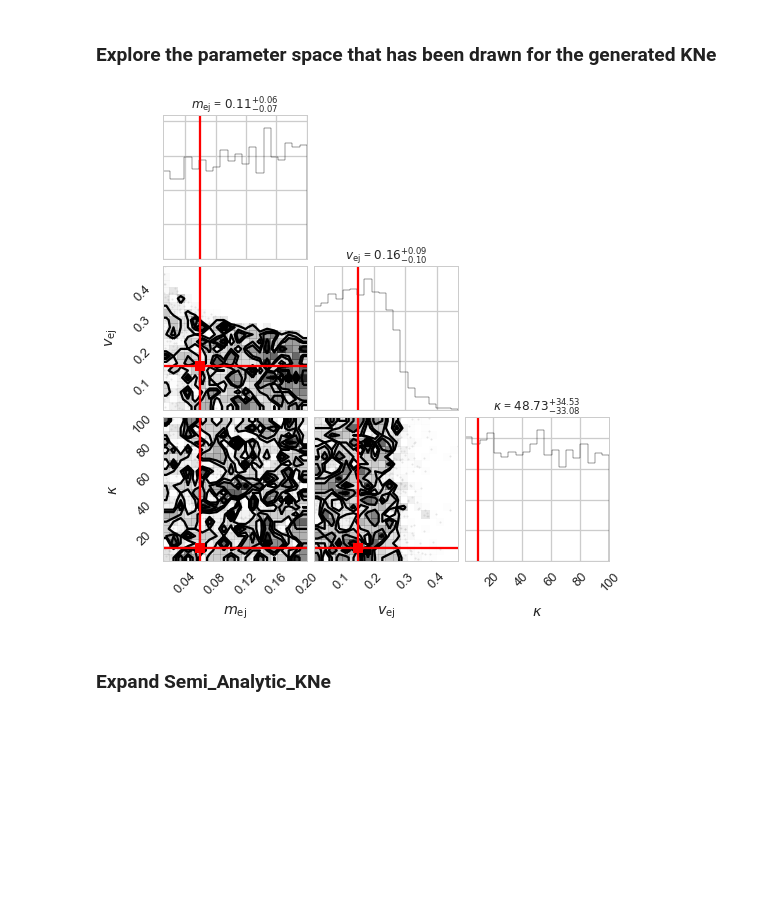
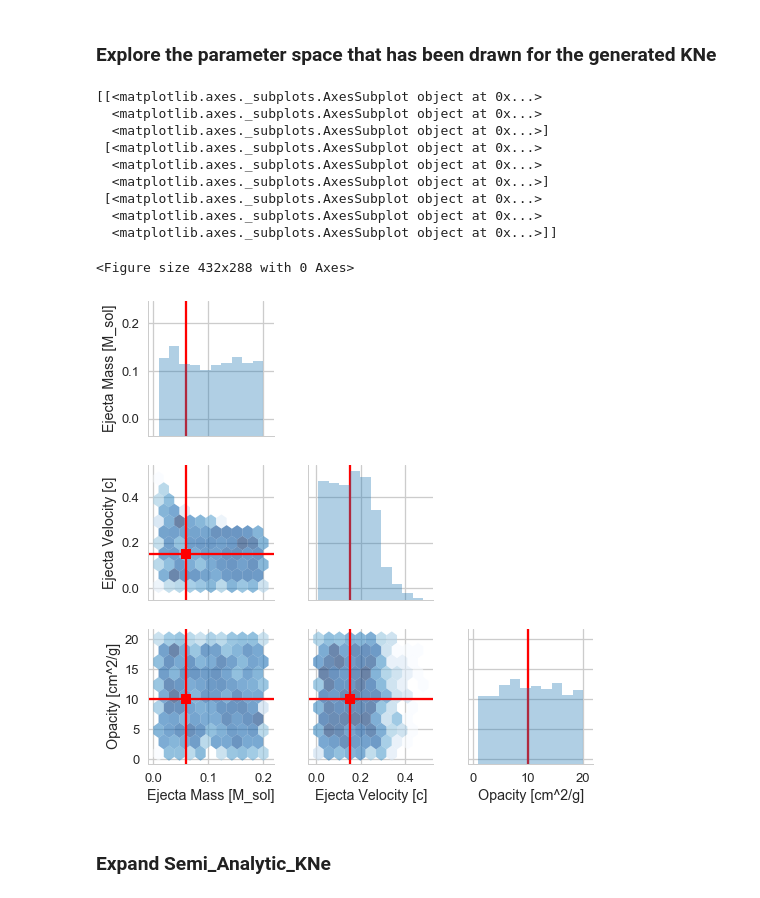
Before and after one commit to cnsetzer/astrotog, a Jupyter notebook: astrotog/Generate_KNe_Obs.ipynb, the cells around one changed output. Cells and saved outputs as stored; diff of their text form; code cells hidden in the pictures; blank space fills up the shorter version.

Commit message:
Notebook Improved Plots
Improved the plots and added save feature for plots to make for talks.

```diff
--- a/astrotog/Generate_KNe_Obs.ipynb
+++ b/astrotog/Generate_KNe_Obs.ipynb
@@ -47,6 +45,8 @@ import seaborn as sns
 # matplotlib.rc('font', **font)
 sns.set_style('whitegrid')  # I personally like this style.
 sns.set_context('talk')  # Easy to change context from `talk`, `notebook`, `poster`, `paper`. though further fine tuning is human.
+
+base_fig_save = '/Users/cnsetzer/Documents/Talks/DESC_WG_TF_Talks/Figures/'
 # %%
 # Define directory for locations of SEDS, references, throughputs
 paths = {}
@@ -58,7 +58,7 @@ paths['references'] = '/Users/cnsetzer/Documents/LSST/throughputs/references'
 db_flag = 'combined'
 # Parameter prior for generating the transient KNe distribution
 param_priors = {'zmin': 0.0, 'zmax': 0.1, 'z_bin_size': 0.02, 'rate': 1000.0,
-                'cosmology': cosmo, 'kappa_min': 1, 'kappa_max': 100,
+                'cosmology': cosmo, 'kappa_min': 1, 'kappa_max': 20,
                 'm_ej_min': 0.01, 'm_ej_max': 0.2, 'v_ej_min': 0.01,
                 'v_ej_max': 0.5}
 instrument_params = {'Instrument': 'lsst', 'FOV_rad': np.deg2rad(1.75),
@@ -156,26 +154,56 @@ d_set1 = np.hstack([p1,p2,p3])
+# %%
+d_set1 = np.hstack([p1,p2,p3])
+#make pandas
+dpanda = pd.DataFrame(d_set1,columns=['Ejecta Mass [M_sol]','Ejecta Velocity [c]','Opacity [cm^2/g]'])
 # %%
 value1 = [0.06,0.15,10]
+fig = plt.figure()
+#figure = corner.corner(d_set1,labels=[r"$m_{\mathrm{ej}}$", r"$v_{\mathrm{ej}}$", r"$\kappa$"],
+#                       show_titles=True, title_kwargs={"fontsize": 12})#,hist2d_kwargs={'plot_contours': False, 'plot_density': False})
 
-figure = corner.corner(d_set1,labels=[r"$m_{\mathrm{ej}}$", r"$v_{\mathrm{ej}}$", r"$\kappa$"],
-                       show_titles=True, title_kwargs={"fontsize": 12})
+# Try the seaborn way
+figure = sns.pairplot(dpanda,plot_kws={'alpha':0.0},diag_kws={'alpha':0.35,'zorder':1})
+figure.map_offdiag(plt.hexbin,gridsize=10,bins='log',mincnt=1,cmap='Blues',edgecolors='face',linewidths=0,alpha=0.6)
+print(figure.axes)
+# Extract the axes
+axes = np.array(figure.axes).reshape(3,3)
 
-# Extract the axes
-axes = np.array(figure.axes).reshape((3,3))
+
+for i, j in zip(*np.triu_indices_from(figure.axes, 1)):
+    figure.axes[i, j].set_visible(False)
+
+
+for i, j in zip(*np.tril_indices_from(figure.axes,-1)):
+    figure.axes[i, j].axvline(value1[j], color="r")
+    figure.axes[i, j].axhline(value1[i], color="r")
+    figure.axes[i, j].plot(value1[j], value1[i], "sr")
 
 # Loop over the diagonal
 for i in range(3):
-    ax = axes[i, i]
-    ax.axvline(value1[i], color="r")
+    figure.axes[i,i].axvline(value1[i], color="r",zorder=100)
 
-# Loop over the histograms
-for yi in range(3):
-    for xi in range(yi):
-        ax = axes[yi, xi]
-        ax.axvline(value1[xi], color="r")
-        ax.axhline(value1[yi], color="r")
-        ax.plot(value1[xi], value1[yi], "sr")
+# # # Loop over the histograms
+# for yi in range(3):
+#     for xi in range(3):
+#         ax = axes[yi, xi]
+#         ax.axvline(value1[xi], color="r")
+#         ax.axhline(value1[yi], color="r")
+#         ax.plot(value1[xi], value1[yi], "sr")
+
+figure.savefig(base_fig_save+'KNe_Parameter_Range_wgoodfit.pdf', bbox_inches='tight')
+plt.show()
 # %% [output]
+[[<matplotlib.axes._subplots.AxesSubplot object at 0x...>
+  <matplotlib.axes._subplots.AxesSubplot object at 0x...>
+  <matplotlib.axes._subplots.AxesSubplot object at 0x...>]
+ [<matplotlib.axes._subplots.AxesSubplot object at 0x...>
+  <matplotlib.axes._subplots.AxesSubplot object at 0x...>
+  <matplotlib.axes._subplots.AxesSubplot object at 0x...>]
+ [<matplotlib.axes._subplots.AxesSubplot object at 0x...>
+  <matplotlib.axes._subplots.AxesSubplot object at 0x...>
+  <matplotlib.axes._subplots.AxesSubplot object at 0x...>]]
+<Figure size 432x288 with 0 Axes>
-[figure, old version]
+[figure, new version]
 # %% [markdown]
 ### Expand Semi_Analytic_KNe
 # %%
```
Also changed, not shown: parts of 19 cells of this notebook.
